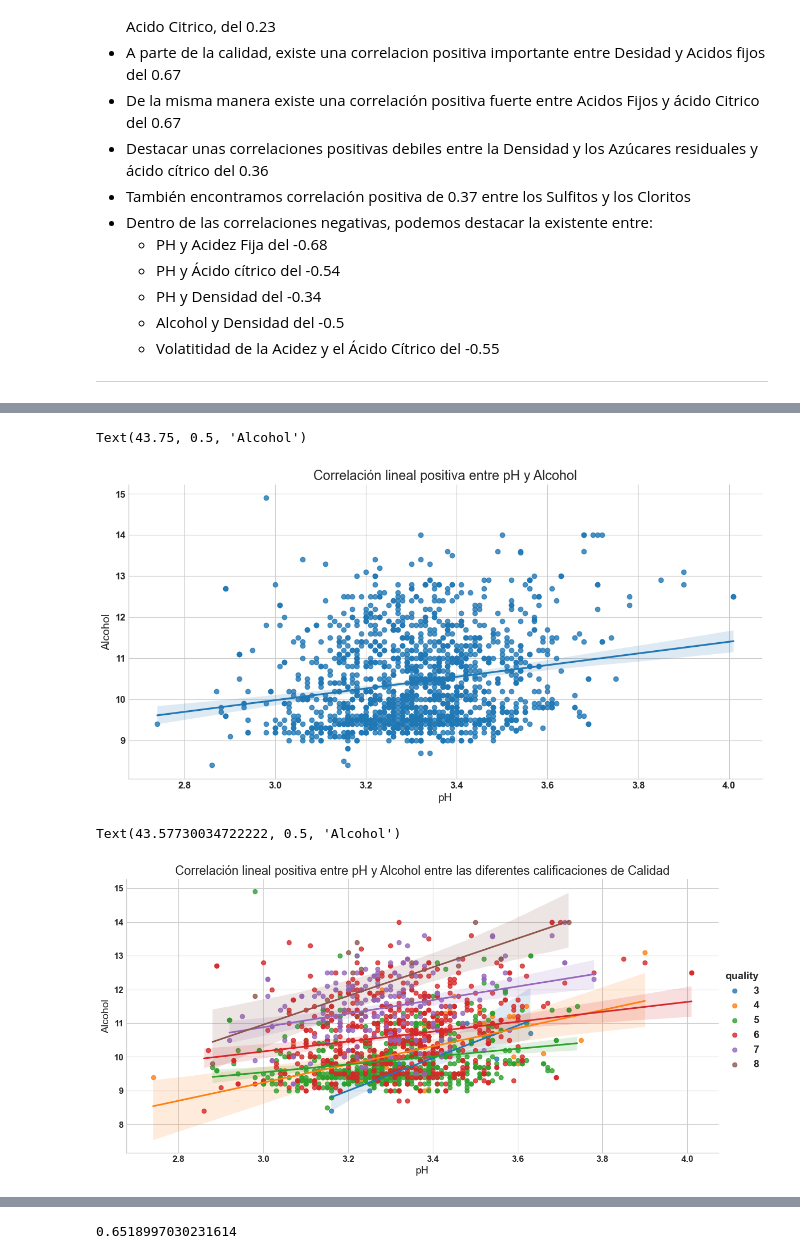
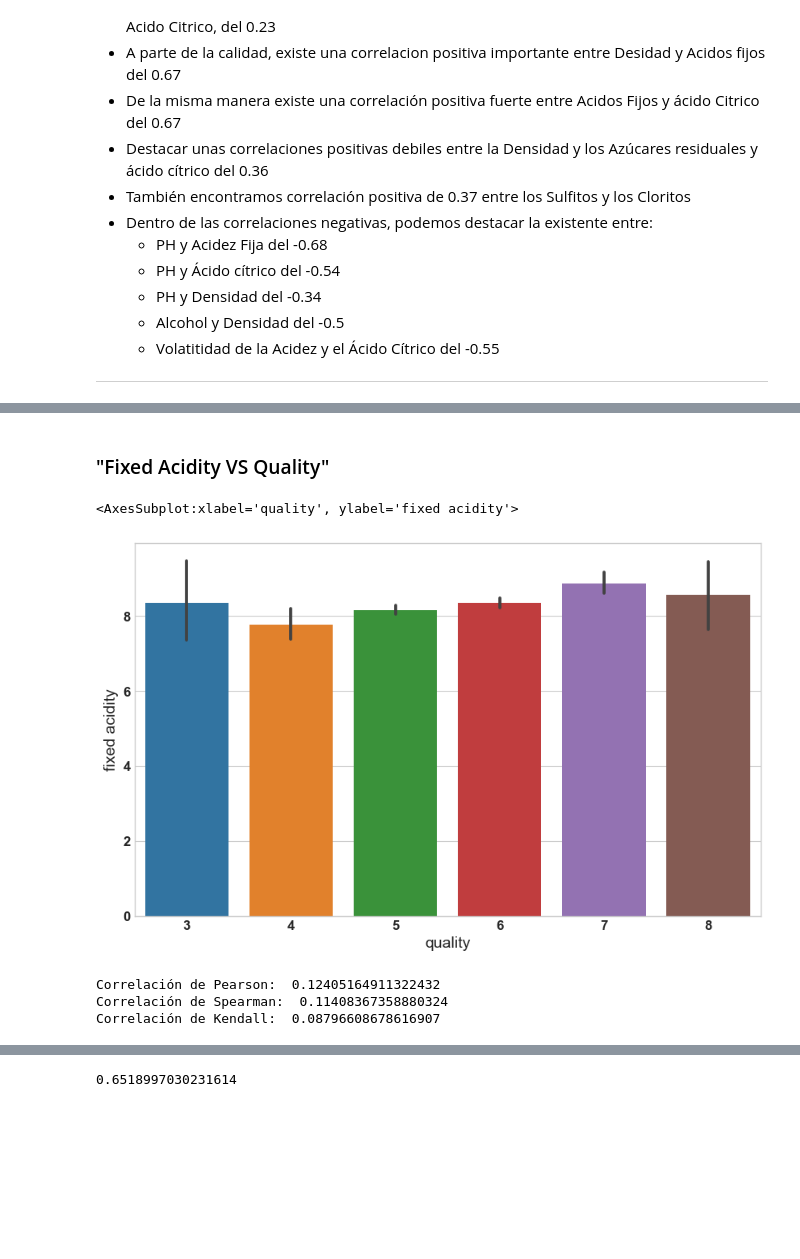
Before and after one commit to RobinGoldwing/gold-wine, a Jupyter notebook: ProyectoVinos_Ruben.ipynb, the cells around one changed output, grey strips where cells are left out. Cells and saved outputs as stored; diff of their text form; code cells hidden in the pictures; blank space fills up the shorter version.

```diff
--- a/ProyectoVinos_Ruben.ipynb
+++ b/ProyectoVinos_Ruben.ipynb
@@ -262,16 +250,16 @@ plt.axis([2.6,4.1,8,15])
-# %%
-sns.lmplot(x='pH',y='alcohol',data=rwine,aspect=2,height=6)
-plt.title('Correlación lineal positiva entre pH y Alcohol');
-plt.xlabel('pH')
-plt.ylabel('Alcohol')
-# %% [output]
-Text(43.75, 0.5, 'Alcohol')
-[figure, removed]
-# %%
-sns.lmplot(x='pH',y='alcohol',hue="quality",data=rwine,aspect=2,height=6)
-plt.title('Correlación lineal positiva entre pH y Alcohol entre las diferentes calificaciones de Calidad');
-plt.xlabel('pH')
-plt.ylabel('Alcohol')
-# %% [output]
-Text(43.57730034722222, 0.5, 'Alcohol')
-[figure, removed]
+# %% [markdown]
+### "Fixed Acidity VS Quality"
+# %%
+fig = plt.figure(figsize = (10,6))
+sns.barplot(x = 'quality', y = 'fixed acidity', data = rwine)
+# %% [output]
+<AxesSubplot:xlabel='quality', ylabel='fixed acidity'>
+[figure, added]
+# %%
+print('Correlación de Pearson: ', rwine['quality'].corr(rwine['fixed acidity'], method='pearson'))
+print('Correlación de Spearman: ', rwine['quality'].corr(rwine['fixed acidity'], method='spearman'))
+print('Correlación de Kendall: ', rwine['quality'].corr(rwine['fixed acidity'], method='kendall'))
+# %% [output]
+Correlación de Pearson:  0.12405164911322432
+Correlación de Spearman:  0.11408367358880324
+Correlación de Kendall:  0.08796608678616907
```
Also changed, not shown: parts of 63 cells of this notebook.
